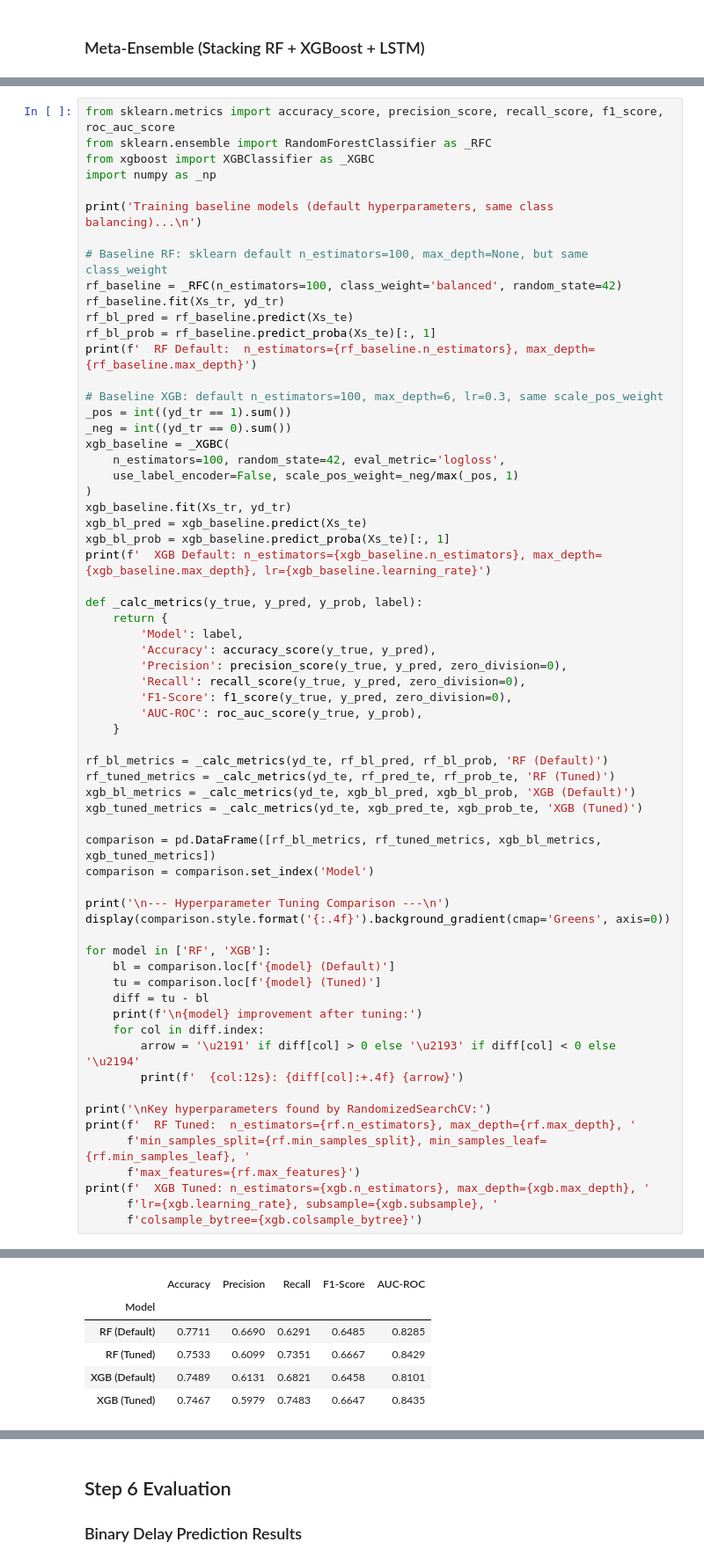
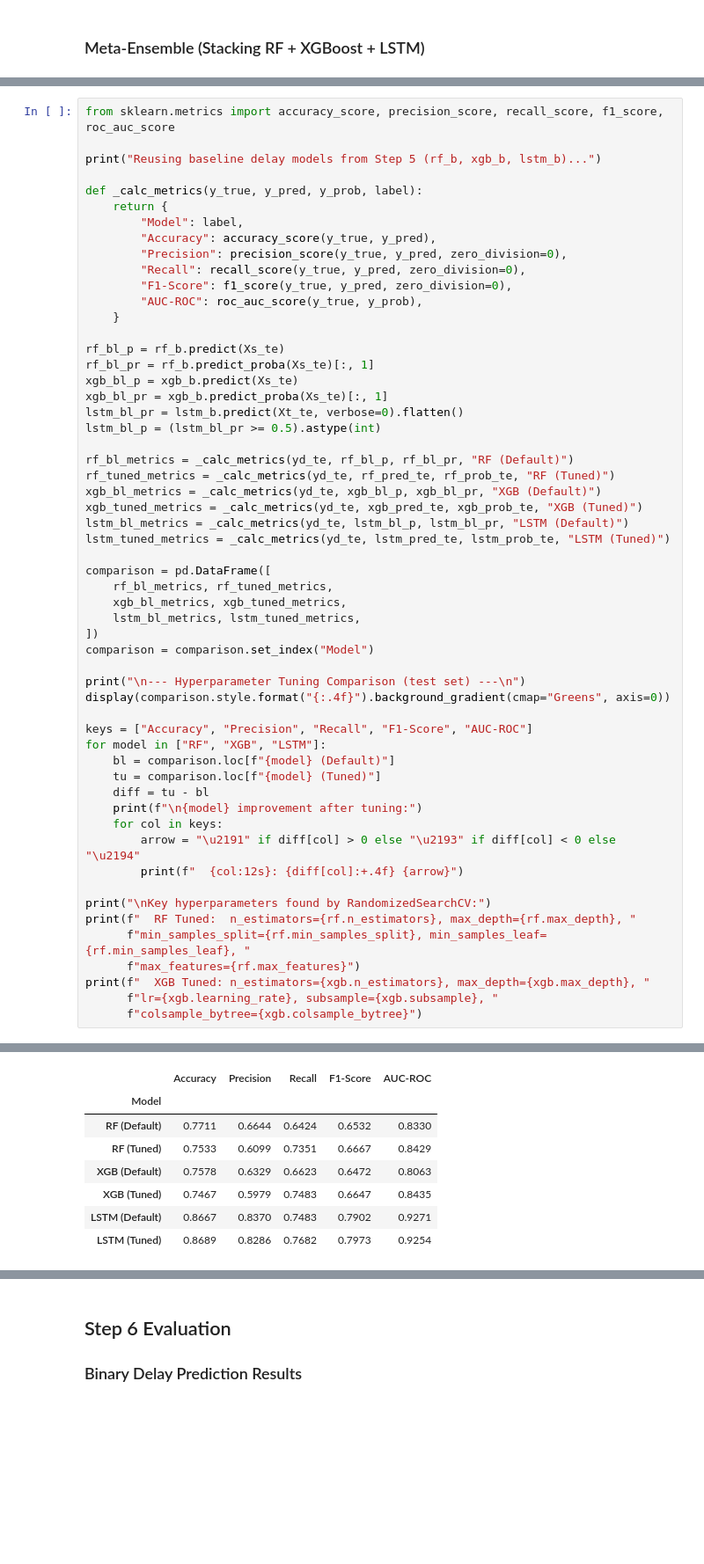
Before and after one commit to eori1/MAAGAP, a Jupyter notebook: MAAGAP_Objective1.ipynb, the cells around one changed output, grey strips where cells are left out. Shown at 88% size. Saved outputs shown, nothing was run; the diff lists cells and outputs as text; blank space fills up the shorter version.

```diff
--- a/MAAGAP_Objective1.ipynb
+++ b/MAAGAP_Objective1.ipynb
@@ -400,65 +413,57 @@ class-balancing strategy, and compare them against the tuned versions.
 # %%
 from sklearn.metrics import accuracy_score, precision_score, recall_score, f1_score, roc_auc_score
-from sklearn.ensemble import RandomForestClassifier as _RFC
-from xgboost import XGBClassifier as _XGBC
-import numpy as _np
 
-print('Training baseline models (default hyperparameters, same class balancing)...\n')
-
-# Baseline RF: sklearn default n_estimators=100, max_depth=None, but same class_weight
-rf_baseline = _RFC(n_estimators=100, class_weight='balanced', random_state=42)
-rf_baseline.fit(Xs_tr, yd_tr)
-rf_bl_pred = rf_baseline.predict(Xs_te)
-rf_bl_prob = rf_baseline.predict_proba(Xs_te)[:, 1]
-print(f'  RF Default:  n_estimators={rf_baseline.n_estimators}, max_depth={rf_baseline.max_depth}')
-
-# Baseline XGB: default n_estimators=100, max_depth=6, lr=0.3, same scale_pos_weight
-_pos = int((yd_tr == 1).sum())
-_neg = int((yd_tr == 0).sum())
-xgb_baseline = _XGBC(
-    n_estimators=100, random_state=42, eval_metric='logloss',
-    use_label_encoder=False, scale_pos_weight=_neg/max(_pos, 1)
-)
-xgb_baseline.fit(Xs_tr, yd_tr)
-xgb_bl_pred = xgb_baseline.predict(Xs_te)
-xgb_bl_prob = xgb_baseline.predict_proba(Xs_te)[:, 1]
-print(f'  XGB Default: n_estimators={xgb_baseline.n_estimators}, max_depth={xgb_baseline.max_depth}, lr={xgb_baseline.learning_rate}')
+print("Reusing baseline delay models from Step 5 (rf_b, xgb_b, lstm_b)...")
 
 def _calc_metrics(y_true, y_pred, y_prob, label):
     return {
-        'Model': label,
-        'Accuracy': accuracy_score(y_true, y_pred),
-        'Precision': precision_score(y_true, y_pred, zero_division=0),
-        'Recall': recall_score(y_true, y_pred, zero_division=0),
-        'F1-Score': f1_score(y_true, y_pred, zero_division=0),
-        'AUC-ROC': roc_auc_score(y_true, y_prob),
+        "Model": label,
+        "Accuracy": accuracy_score(y_true, y_pred),
+        "Precision": precision_score(y_true, y_pred, zero_division=0),
+        "Recall": recall_score(y_true, y_pred, zero_division=0),
+        "F1-Score": f1_score(y_true, y_pred, zero_division=0),
+        "AUC-ROC": roc_auc_score(y_true, y_prob),
     }
 
-rf_bl_metrics = _calc_metrics(yd_te, rf_bl_pred, rf_bl_prob, 'RF (Default)')
-rf_tuned_metrics = _calc_metrics(yd_te, rf_pred_te, rf_prob_te, 'RF (Tuned)')
-xgb_bl_metrics = _calc_metrics(yd_te, xgb_bl_pred, xgb_bl_prob, 'XGB (Default)')
-xgb_tuned_metrics = _calc_metrics(yd_te, xgb_pred_te, xgb_prob_te, 'XGB (Tuned)')
+rf_bl_p = rf_b.predict(Xs_te)
+rf_bl_pr = rf_b.predict_proba(Xs_te)[:, 1]
+xgb_bl_p = xgb_b.predict(Xs_te)
+xgb_bl_pr = xgb_b.predict_proba(Xs_te)[:, 1]
+lstm_bl_pr = lstm_b.predict(Xt_te, verbose=0).flatten()
+lstm_bl_p = (lstm_bl_pr >= 0.5).astype(int)
 
-comparison = pd.DataFrame([rf_bl_metrics, rf_tuned_metrics, xgb_bl_metrics, xgb_tuned_metrics])
-comparison = comparison.set_index('Model')
+rf_bl_metrics = _calc_metrics(yd_te, rf_bl_p, rf_bl_pr, "RF (Default)")
+rf_tuned_metrics = _calc_metrics(yd_te, rf_pred_te, rf_prob_te, "RF (Tuned)")
+xgb_bl_metrics = _calc_metrics(yd_te, xgb_bl_p, xgb_bl_pr, "XGB (Default)")
+xgb_tuned_metrics = _calc_metrics(yd_te, xgb_pred_te, xgb_prob_te, "XGB (Tuned)")
+lstm_bl_metrics = _calc_metrics(yd_te, lstm_bl_p, lstm_bl_pr, "LSTM (Default)")
+lstm_tuned_metrics = _calc_metrics(yd_te, lstm_pred_te, lstm_prob_te, "LSTM (Tuned)")
 
-print('\n--- Hyperparameter Tuning Comparison ---\n')
-display(comparison.style.format('{:.4f}').background_gradient(cmap='Greens', axis=0))
+comparison = pd.DataFrame([
+    rf_bl_metrics, rf_tuned_metrics,
+    xgb_bl_metrics, xgb_tuned_metrics,
+    lstm_bl_metrics, lstm_tuned_metrics,
+])
+comparison = comparison.set_index("Model")
 
-for model in ['RF', 'XGB']:
-    bl = comparison.loc[f'{model} (Default)']
-    tu = comparison.loc[f'{model} (Tuned)']
+print("\n--- Hyperparameter Tuning Comparison (test set) ---\n")
+display(comparison.style.format("{:.4f}").background_gradient(cmap="Greens", axis=0))
+
+keys = ["Accuracy", "Precision", "Recall", "F1-Score", "AUC-ROC"]
+for model in ["RF", "XGB", "LSTM"]:
+    bl = comparison.loc[f"{model} (Default)"]
+    tu = comparison.loc[f"{model} (Tuned)"]
     diff = tu - bl
-    print(f'\n{model} improvement after tuning:')
-    for col in diff.index:
-        arrow = '\u2191' if diff[col] > 0 else '\u2193' if diff[col] < 0 else '\u2194'
-        print(f'  {col:12s}: {diff[col]:+.4f} {arrow}')
+    print(f"\n{model} improvement after tuning:")
+    for col in keys:
+        arrow = "\u2191" if diff[col] > 0 else "\u2193" if diff[col] < 0 else "\u2194"
+        print(f"  {col:12s}: {diff[col]:+.4f} {arrow}")
 
-print('\nKey hyperparameters found by RandomizedSearchCV:')
-print(f'  RF Tuned:  n_estimators={rf.n_estimators}, max_depth={rf.max_depth}, '
-      f'min_samples_split={rf.min_samples_split}, min_samples_leaf={rf.min_samples_leaf}, '
-      f'max_features={rf.max_features}')
-print(f'  XGB Tuned: n_estimators={xgb.n_estimators}, max_depth={xgb.max_depth}, '
-      f'lr={xgb.learning_rate}, subsample={xgb.subsample}, '
-      f'colsample_bytree={xgb.colsample_bytree}')
+print("\nKey hyperparameters found by RandomizedSearchCV:")
+print(f"  RF Tuned:  n_estimators={rf.n_estimators}, max_depth={rf.max_depth}, "
+      f"min_samples_split={rf.min_samples_split}, min_samples_leaf={rf.min_samples_leaf}, "
+      f"max_features={rf.max_features}")
+print(f"  XGB Tuned: n_estimators={xgb.n_estimators}, max_depth={xgb.max_depth}, "
+      f"lr={xgb.learning_rate}, subsample={xgb.subsample}, "
+      f"colsample_bytree={xgb.colsample_bytree}")
 # %% [output]
@@ -471,8 +473,10 @@ Training baseline models (default hyperparameters, same class balancing)...
 |  | Accuracy | Precision | Recall | F1-Score | AUC-ROC |
 | Model |  |  |  |  |  |
-| RF (Default) | 0.7711 | 0.6690 | 0.6291 | 0.6485 | 0.8285 |
+| RF (Default) | 0.7711 | 0.6644 | 0.6424 | 0.6532 | 0.8330 |
 | RF (Tuned) | 0.7533 | 0.6099 | 0.7351 | 0.6667 | 0.8429 |
-| XGB (Default) | 0.7489 | 0.6131 | 0.6821 | 0.6458 | 0.8101 |
+| XGB (Default) | 0.7578 | 0.6329 | 0.6623 | 0.6472 | 0.8063 |
 | XGB (Tuned) | 0.7467 | 0.5979 | 0.7483 | 0.6647 | 0.8435 |
+| LSTM (Default) | 0.8667 | 0.8370 | 0.7483 | 0.7902 | 0.9271 |
+| LSTM (Tuned) | 0.8689 | 0.8286 | 0.7682 | 0.7973 | 0.9254 |
 RF improvement after tuning:
   Accuracy    : -0.0178 ↓
```
Also changed, not shown: parts of 14 cells of this notebook, 34 other files.
